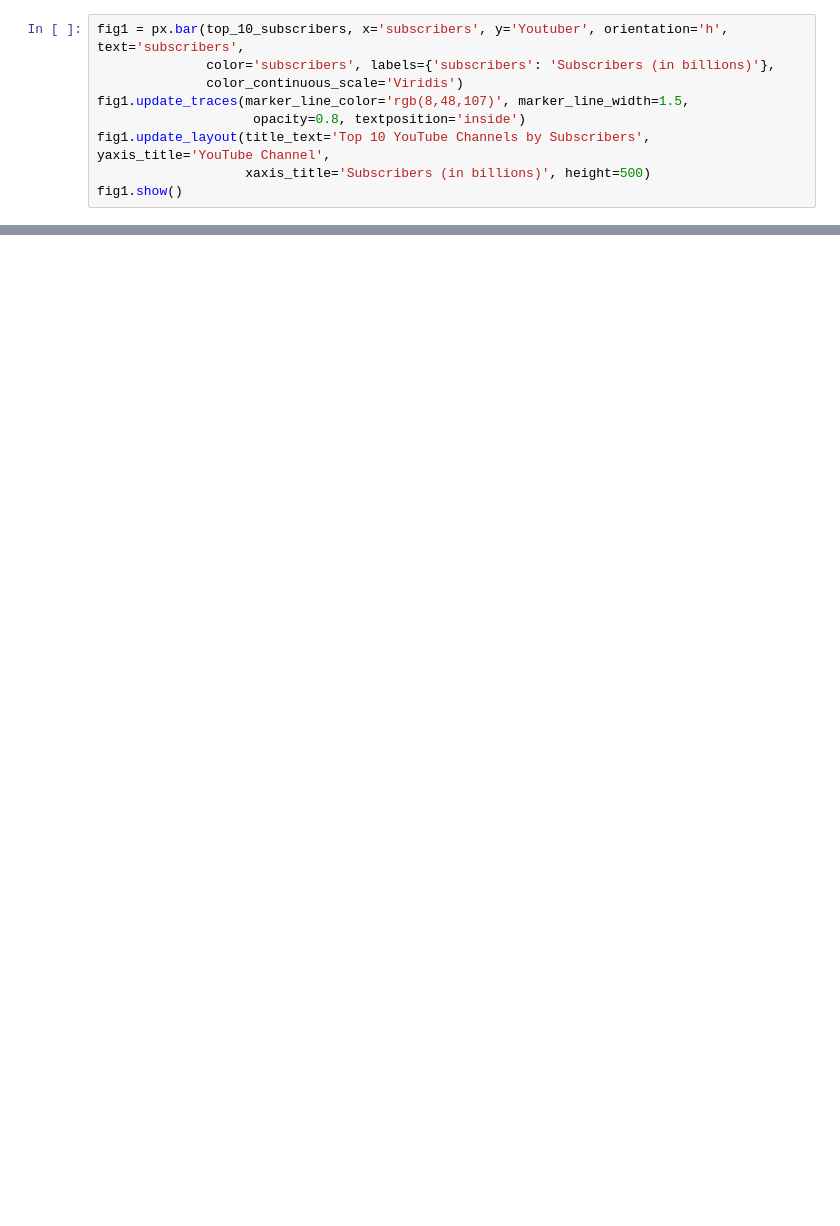
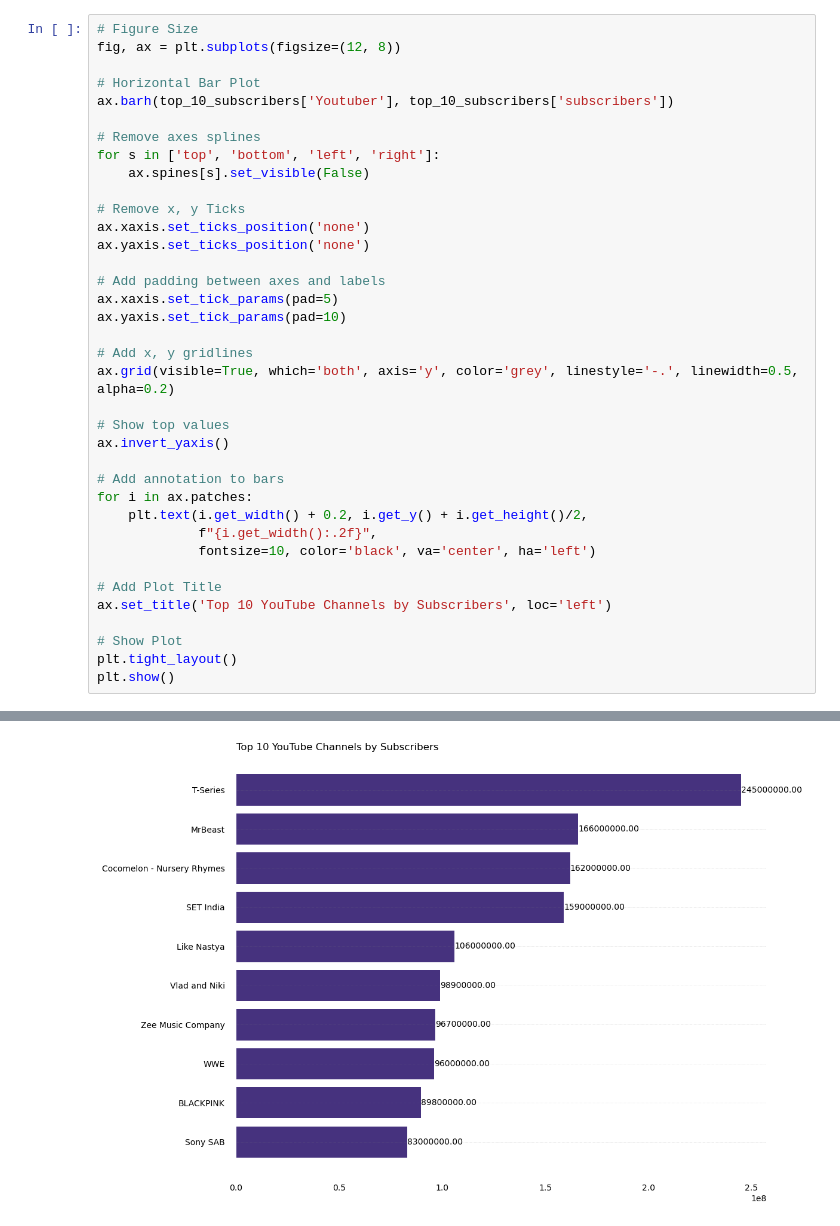
Before and after one commit to matiasfeliu92/jupyter_data, a Jupyter notebook: You_Tube.ipynb, the cells around one changed output, grey strips where cells are left out. Saved outputs shown, nothing was run; the diff lists cells and outputs as text; blank space fills up the shorter version.

```diff
--- a/You_Tube.ipynb
+++ b/You_Tube.ipynb
@@ -115,10 +134,38 @@ top_10_subscribers
 # %%
-fig1 = px.bar(top_10_subscribers, x='subscribers', y='Youtuber', orientation='h', text='subscribers',
-              color='subscribers', labels={'subscribers': 'Subscribers (in billions)'},
-              color_continuous_scale='Viridis')
-fig1.update_traces(marker_line_color='rgb(8,48,107)', marker_line_width=1.5,
-                    opacity=0.8, textposition='inside')
-fig1.update_layout(title_text='Top 10 YouTube Channels by Subscribers', yaxis_title='YouTube Channel',
-                   xaxis_title='Subscribers (in billions)', height=500)
-fig1.show()
+# Figure Size
+fig, ax = plt.subplots(figsize=(12, 8))
+
+# Horizontal Bar Plot
+ax.barh(top_10_subscribers['Youtuber'], top_10_subscribers['subscribers'])
+
+# Remove axes splines
+for s in ['top', 'bottom', 'left', 'right']:
+    ax.spines[s].set_visible(False)
+
+# Remove x, y Ticks
+ax.xaxis.set_ticks_position('none')
+ax.yaxis.set_ticks_position('none')
+
+# Add padding between axes and labels
+ax.xaxis.set_tick_params(pad=5)
+ax.yaxis.set_tick_params(pad=10)
+
+# Add x, y gridlines
+ax.grid(visible=True, which='both', axis='y', color='grey', linestyle='-.', linewidth=0.5, alpha=0.2)
+
+# Show top values
+ax.invert_yaxis()
+
+# Add annotation to bars
+for i in ax.patches:
+    plt.text(i.get_width() + 0.2, i.get_y() + i.get_height()/2,
+             f"{i.get_width():.2f}",
+             fontsize=10, color='black', va='center', ha='left')
+
+# Add Plot Title
+ax.set_title('Top 10 YouTube Channels by Subscribers', loc='left')
+
+# Show Plot
+plt.tight_layout()
+plt.show()
 # %% [output]
@@ -125,0 +172 @@ fig1.show()
+[figure, added]
```
Also changed, not shown: parts of 13 cells of this notebook, 12 other files.
